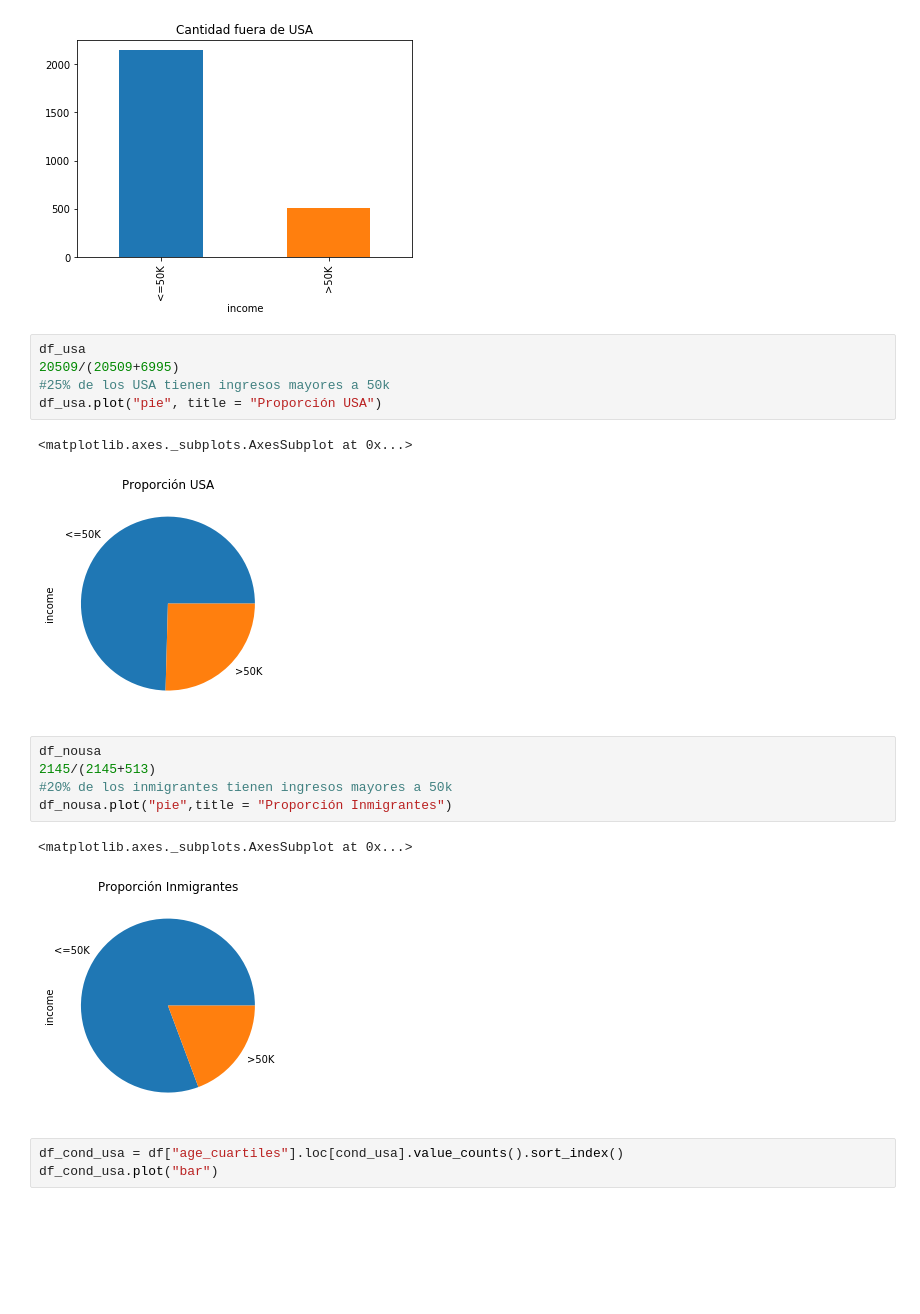
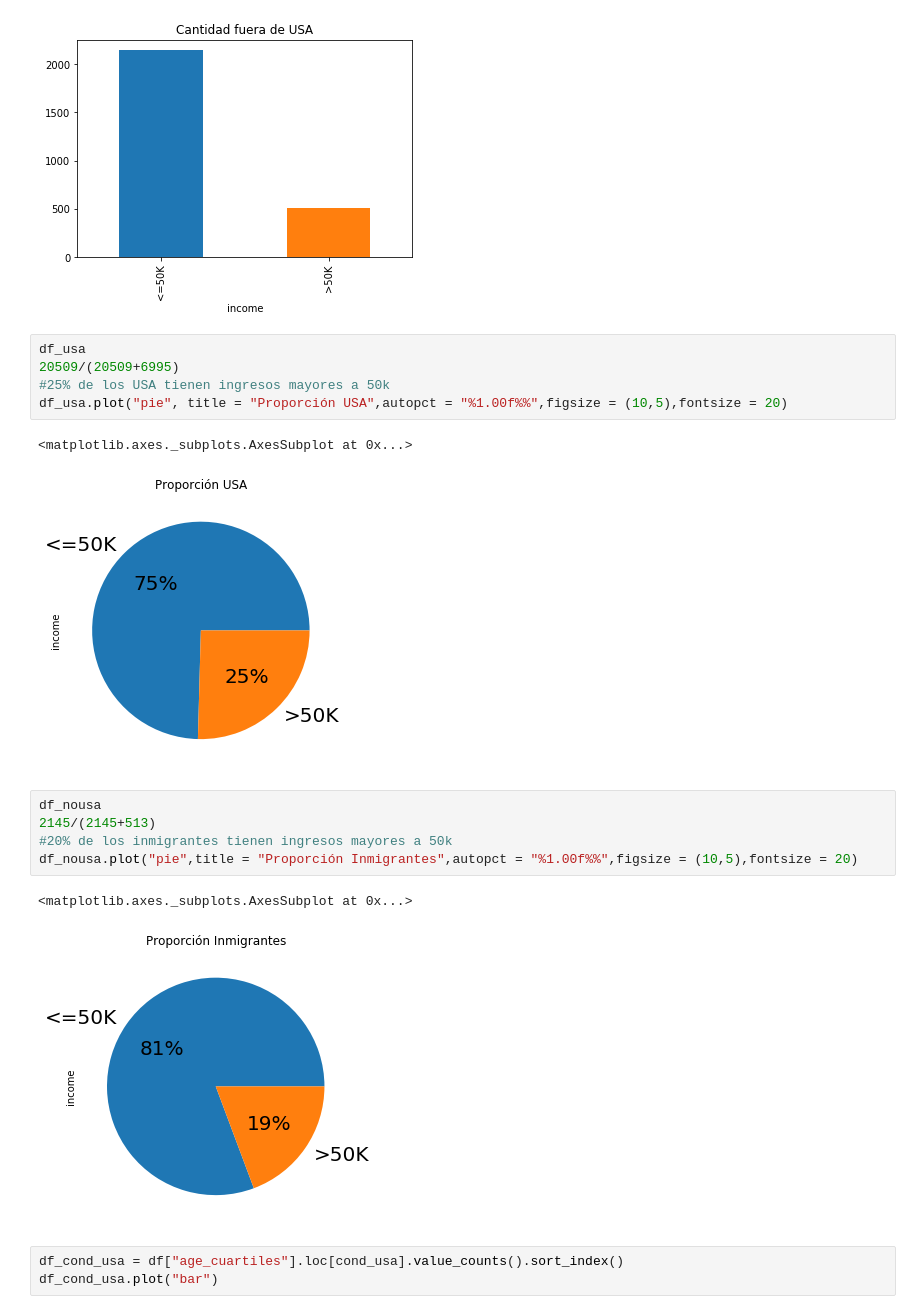
Before and after one commit to Villamaru/entrega_3, a Jupyter notebook: Exploracion.ipynb, the cells around one changed output. Saved outputs shown, nothing was run; the diff lists cells and outputs as text; blank space fills up the shorter version.

```diff
--- a/Exploracion.ipynb
+++ b/Exploracion.ipynb
@@ -346,18 +360,18 @@ df_nousa.plot("bar", title = "Cantidad fuera de USA")
 df_usa
 20509/(20509+6995)
 #25% de los USA tienen ingresos mayores a 50k
-df_usa.plot("pie", title = "Proporción USA")
+df_usa.plot("pie", title = "Proporción USA",autopct = "%1.00f%%",figsize = (10,5),fontsize = 20)
 # %% [output]
 <matplotlib.axes._subplots.AxesSubplot at 0x...>
-[figure, old version]
+[figure, new version]
 # %%
 df_nousa
 2145/(2145+513)
 #20% de los inmigrantes tienen ingresos mayores a 50k
-df_nousa.plot("pie",title = "Proporción Inmigrantes")
+df_nousa.plot("pie",title = "Proporción Inmigrantes",autopct = "%1.00f%%",figsize = (10,5),fontsize = 20)
 # %% [output]
 <matplotlib.axes._subplots.AxesSubplot at 0x...>
-[figure, old version]
+[figure, new version]
 # %%
 df_cond_usa = df["age_cuartiles"].loc[cond_usa].value_counts().sort_index()
 df_cond_usa.plot("bar")
```
Also changed, not shown: parts of 36 cells of this notebook.
